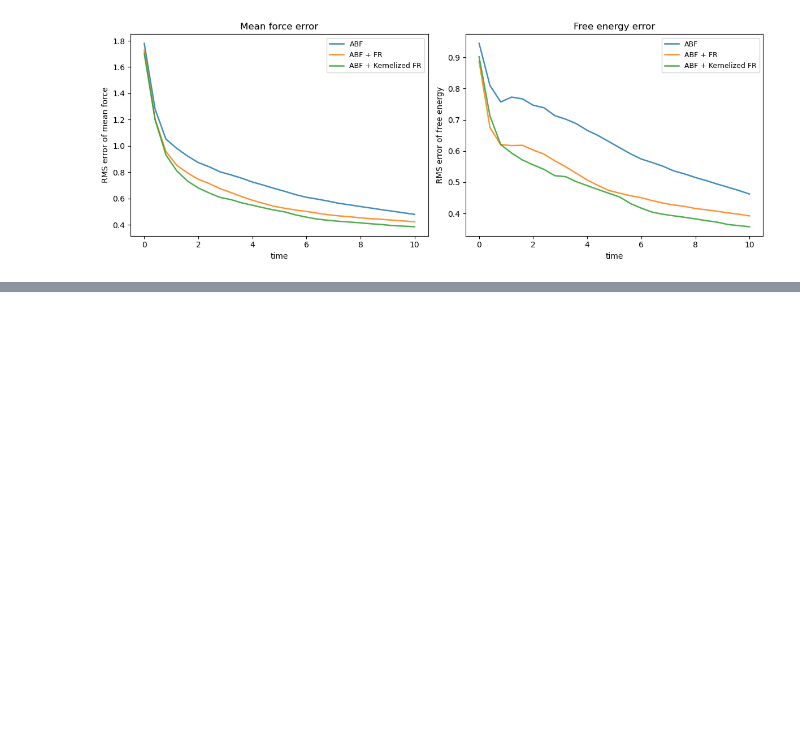
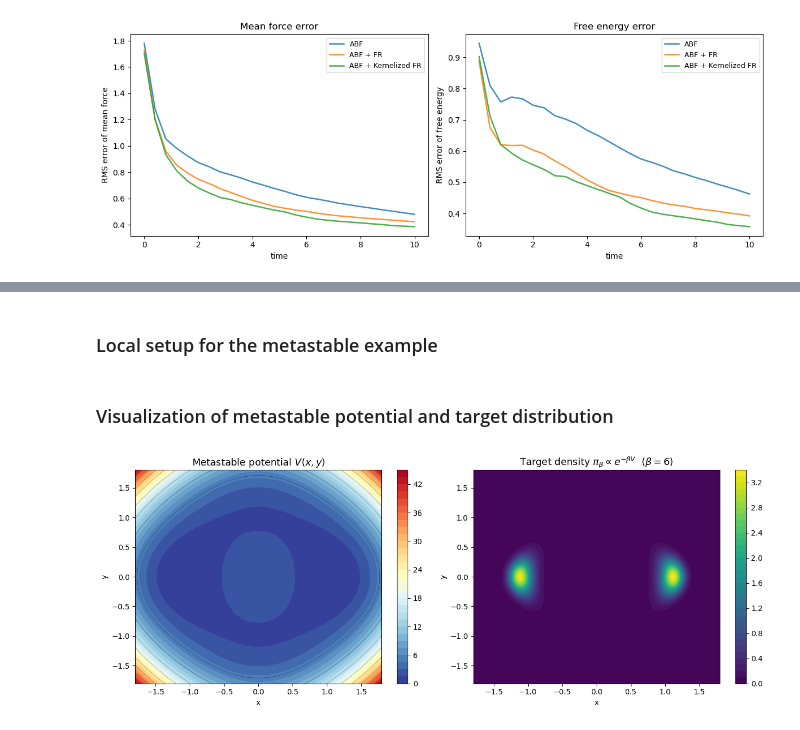
Before and after one commit to zheyuanlai/WFR-ABF, a Jupyter notebook: WFRABF.ipynb, the cells around one changed output, grey strips where cells are left out. Cells and saved outputs as stored; diff of their text form; code cells hidden in the pictures; blank space fills up the shorter version.

Commit message:
add an additional metastable example

```diff
--- a/WFRABF.ipynb
+++ b/WFRABF.ipynb
@@ -758,0 +767,2 @@ plt.show()
+# %% [markdown]
+### Local setup for the metastable example
@@ -758,0 +836,32 @@ plt.show()
+# %% [markdown]
+### Visualization of metastable potential and target distribution
+# %%
+xg_meta = np.linspace(ZMIN_meta, ZMAX_meta, 300)
+yg_meta = np.linspace(YMIN_meta, YMAX_meta, 300)
+XX_meta, YY_meta = np.meshgrid(xg_meta, yg_meta)
+
+VV_meta = V_meta(XX_meta, YY_meta)
+pi_beta_raw_meta = np.exp(-beta_meta * (VV_meta - np.min(VV_meta)))
+norm_pi_meta = np.trapezoid(
+    np.trapezoid(pi_beta_raw_meta, xg_meta, axis=1), yg_meta
+)
+pi_beta_meta = pi_beta_raw_meta / norm_pi_meta
+
+fig_meta, axes_meta = plt.subplots(1, 2, figsize=(13, 5))
+
+c0_meta = axes_meta[0].contourf(XX_meta, YY_meta, VV_meta, levels=40, cmap='RdYlBu_r')
+axes_meta[0].contour(XX_meta, YY_meta, VV_meta, levels=10, colors='k', linewidths=0.4, alpha=0.5)
+plt.colorbar(c0_meta, ax=axes_meta[0])
+axes_meta[0].set_title(r"Metastable potential $V(x,y)$", fontsize=13)
+axes_meta[0].set_xlabel("x"); axes_meta[0].set_ylabel("y")
+
+c1_meta = axes_meta[1].contourf(XX_meta, YY_meta, pi_beta_meta, levels=40, cmap='viridis')
+plt.colorbar(c1_meta, ax=axes_meta[1])
+axes_meta[1].set_title(r"Target density $\pi_\beta \propto e^{-\beta V}$  ($\beta=%g$)" % beta_meta,
+                  fontsize=13)
+axes_meta[1].set_xlabel("x"); axes_meta[1].set_ylabel("y")
+
+plt.tight_layout()
+plt.show()
+# %% [output]
+[figure, added]
```
Also changed, not shown: parts of 15 cells of this notebook.
